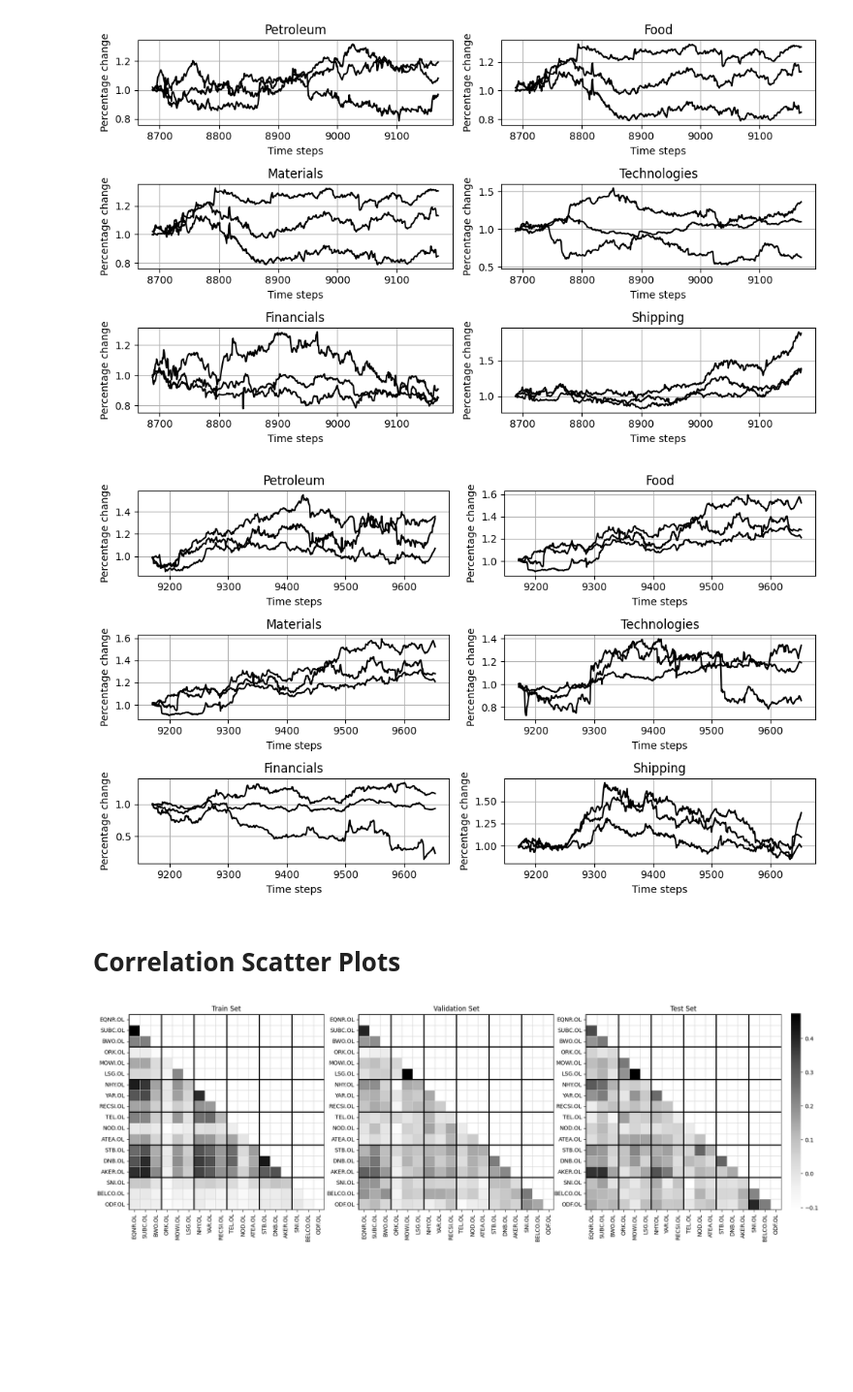
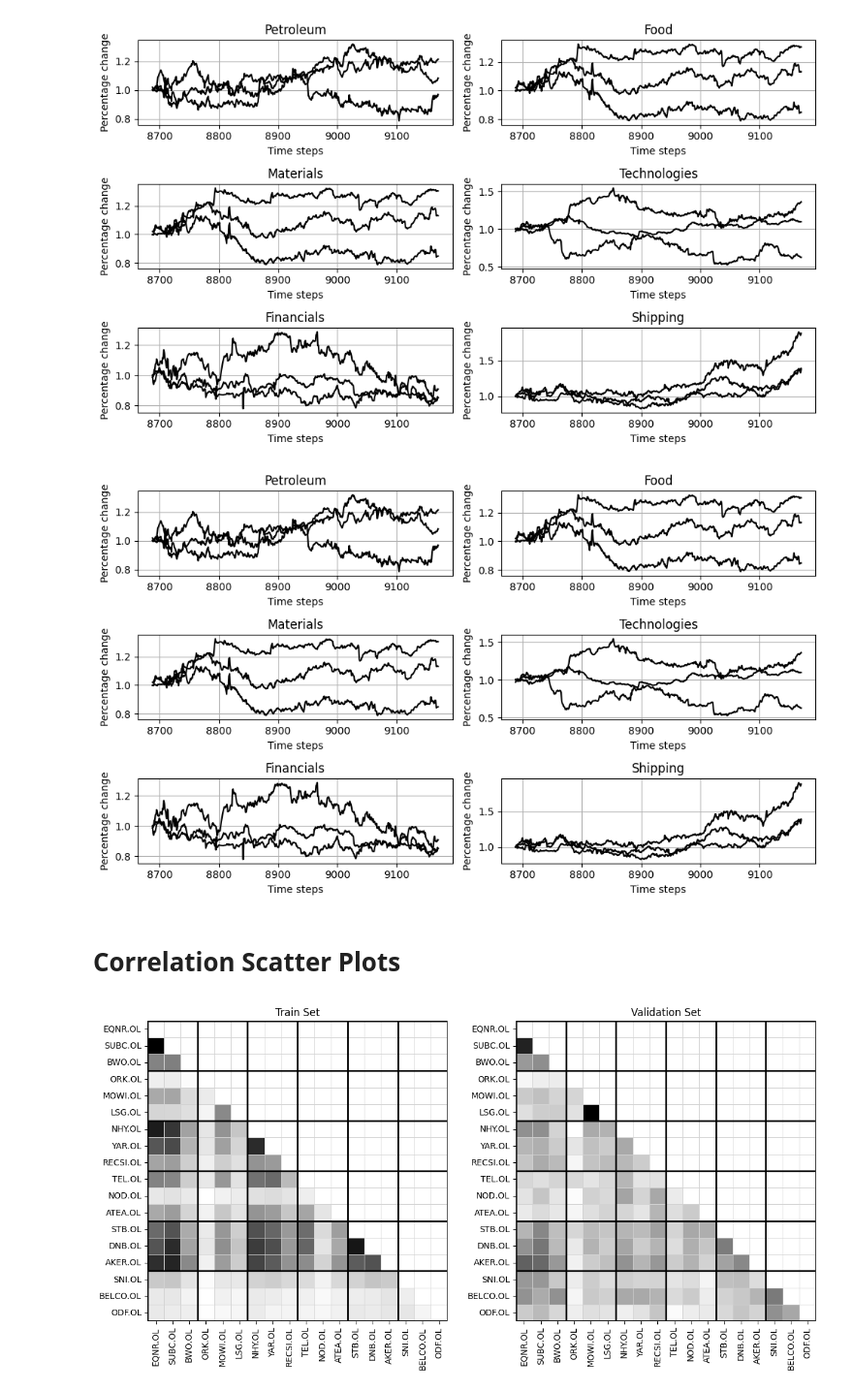
Before and after one commit to DataJakob/BBAN5000-Master-Thesis, a Jupyter notebook: Results/eda.ipynb, the cells around one changed output. Shown at 97% size. Saved outputs shown, nothing was run; the diff lists cells and outputs as text; code cells hidden in the pictures; blank space fills up the shorter version.

```diff
--- a/Results/eda.ipynb
+++ b/Results/eda.ipynb
@@ -114,8 +126,8 @@ def z_score(arr):
 sector_names = [["Petroleum", "Food"],["Materials", "Technologies"], ["Financials", "Shipping"]]
 fig, ax = plt.subplots(3,2, figsize=(10,6))
 for i in range(0,3,1):
-    ax[i,0].plot((np.cumprod(test.iloc[:, i*3:(i+1)*3]+1)), color="black", alpha=1)
-    ax[i,1].plot((np.cumprod(test.iloc[:, 3+i*6 : (i+1)*6]+1)), color="black", alpha=1)
+    ax[i,0].plot((np.cumprod(valid.iloc[:, i*3:(i+1)*3]+1)), color="black", alpha=1)
+    ax[i,1].plot((np.cumprod(valid.iloc[:, 3+i*6 : (i+1)*6]+1)), color="black", alpha=1)
 
     ax[i,0].set_title(sector_names[i][0])
     ax[i,1].set_title(sector_names[i][1])
@@ -130,44 +142,44 @@ for i in range(0,3,1):
     ax[i,1].grid()
 fig.tight_layout()
 # %% [output]
-[figure, old version]
+[figure, new version]
 # %% [markdown]
 <h1> Correlation Scatter Plots </h1>
 # %%
 import matplotlib.pyplot as plt
 import seaborn as sns
 import numpy as np
 
 # Create the figure and 3 horizontal subplots
-fig, axes = plt.subplots(1, 3, figsize=(18, 6), constrained_layout=True)
+fig, axes = plt.subplots(1, 2, figsize=(12, 6), constrained_layout=True)
 
-datasets = [train, valid, test]
-titles = ['Train Set', 'Validation Set', 'Test Set']
+datasets = [train, valid]
+titles = ['Train Set', 'Validation Set']
 
 for i, (ax, data, title) in enumerate(zip(axes, datasets, titles)):
     # Create upper triangle mask
     mask = np.triu(np.ones_like(data.corr(), dtype=bool))
 
     # Plot heatmap
     sns.heatmap(data.corr(),
                 mask=mask,
                 cmap="Greys",
                 cbar=(i==2),
                 ax=ax,
                 square=True,
                 linewidths=0.5,
                 linecolor='lightgray')
 
     # Grid lines every 3 rows/cols
-    for i in range(0, data.shape[0] + 1, 3):
+    for i in range(0, data.shape[0] + 1,3):
         ax.axhline(i, color='black', linewidth=2)
         ax.axvline(i, color='black', linewidth=2)
 
     ax.set_title(title)
 
 plt.show()
 # %% [output]
-[figure, old version]
+[figure, new version]
 # %%
 # mask = np.triu(np.ones_like(train.corr(), dtype=bool))
 # sns.heatmap(train.corr(),
```
Also changed, not shown: parts of 5 cells of this notebook, 39 other files.
